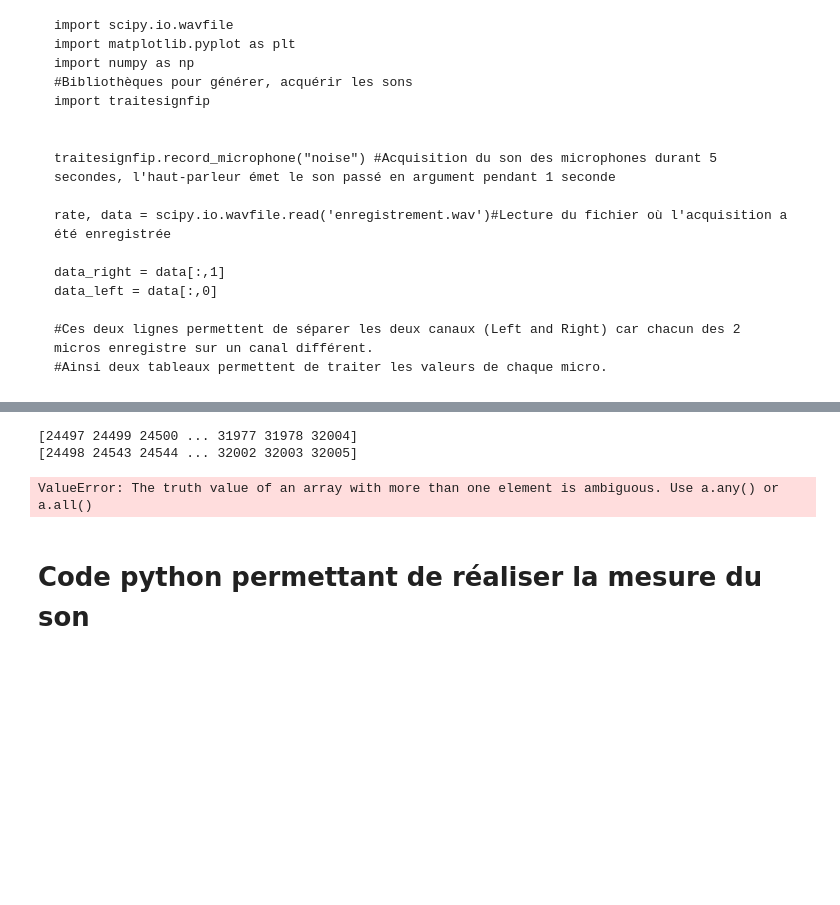
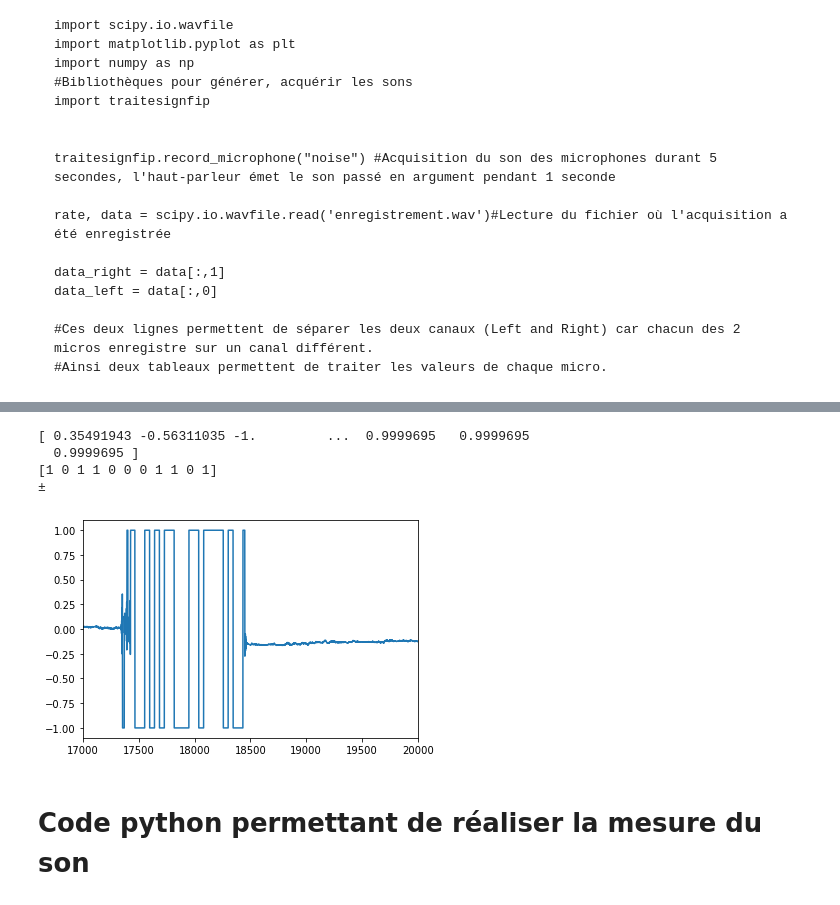
Before and after one commit to zuce68/ProjetFIP2A, a Jupyter notebook: MesureDuSon.ipynb, the cells around one changed output, grey strips where cells are left out. Cells and saved outputs as stored; diff of their text form; code cells hidden in the pictures; blank space fills up the shorter version.

```diff
--- a/MesureDuSon.ipynb
+++ b/MesureDuSon.ipynb
@@ -67,18 +67,62 @@ plt.show()
-# %%
-import comnumfip
-
-
-plus = np.where(analog > 0.5)[0]
-moins = np.where(analog < -0.5)[0]
-
-print(plus)
-print(moins)
-
-print(comnumfip.sample_and_threshold(analog,44100,0.70))
-# %% [output]
-[24497 24499 24500 ... 31977 31978 32004]
-[24498 24543 24544 ... 32002 32003 32005]
-ValueError: The truth value of an array with more than one element is ambiguous. Use a.any() or a.all()
+# %%
+import comnumfip
+plt.plot(analog)
+plt.xlim(17000,20000)
+analog_cut = [x for x in analog if (x<-0.5 or x>0.5)]
+#Filtre de réception
+mask = (analog<-0.3) | (analog>0.3) #On garde tout ce qui a une amplitude de plus de 0.5V
+analog_test = analog[mask]
+print(analog_test)
+bin=comnumfip.sample_and_threshold(analog_test,44100,0.5)
+print(comnumfip.sample_and_threshold(analog_test,44100,0.5))
+
+
+def decode_nrz(bits):
+    signal = np.zeros(len(bits), dtype=np.int8)
+    for i, bit in enumerate(bits):
+        if bit == 0:
+            signal[i] = -1
+        else:
+            signal[i] = 1
+    return signal
+
+def decode_manchester(bits):
+    signal = np.zeros(2*len(bits), dtype=np.int8)
+    for i, bit in enumerate(bits):
+        if bit == 0:
+            signal[2*i] = 1
+            signal[2*i+1] = -1
+        else:
+            signal[2*i] = -1
+            signal[2*i+1] = 1
+    return signal
+
+def decode_ami(bits):
+    signal = np.zeros(len(bits), dtype=np.int8)
+    last_voltage = 1
+    for i, bit in enumerate(bits):
+        if bit == 0:
+            signal[i] = 0
+        else:
+            signal[i] = last_voltage
+            last_voltage = -last_voltage
+    return signal
+
+
+def bin2ascii(bits): # Séparer les bits en groupes de 8
+    bits_str =''.join(str(bit) for bit in bits)
+    bytes_list = [bits_str[i:i+8] for i in range(0, len(bits_str), 8)] # Convertir chaque groupe de 8 bits en un caractère ASCII
+    ascii_str = ''.join([chr(int(byte, 2)) for byte in bytes_list])
+    return ascii_str
+
+
+print(bin2ascii(bin))
+# %% [output]
+[ 0.35491943 -0.56311035 -1.         ...  0.9999695   0.9999695
+  0.9999695 ]
+[1 0 1 1 0 0 0 1 1 0 1]
+±
+[figure, added]
 # %% [markdown]
 # Code python permettant de réaliser la mesure du son
 # %%
```
Also changed, not shown: parts of 2 cells of this notebook, 2 other files.
